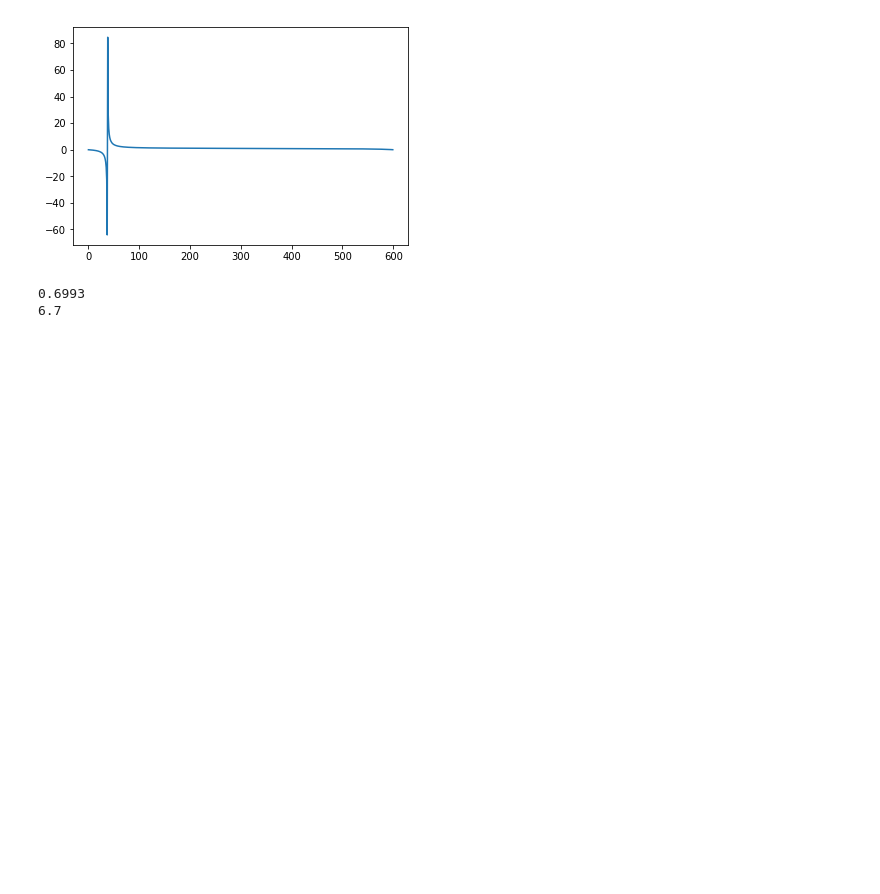
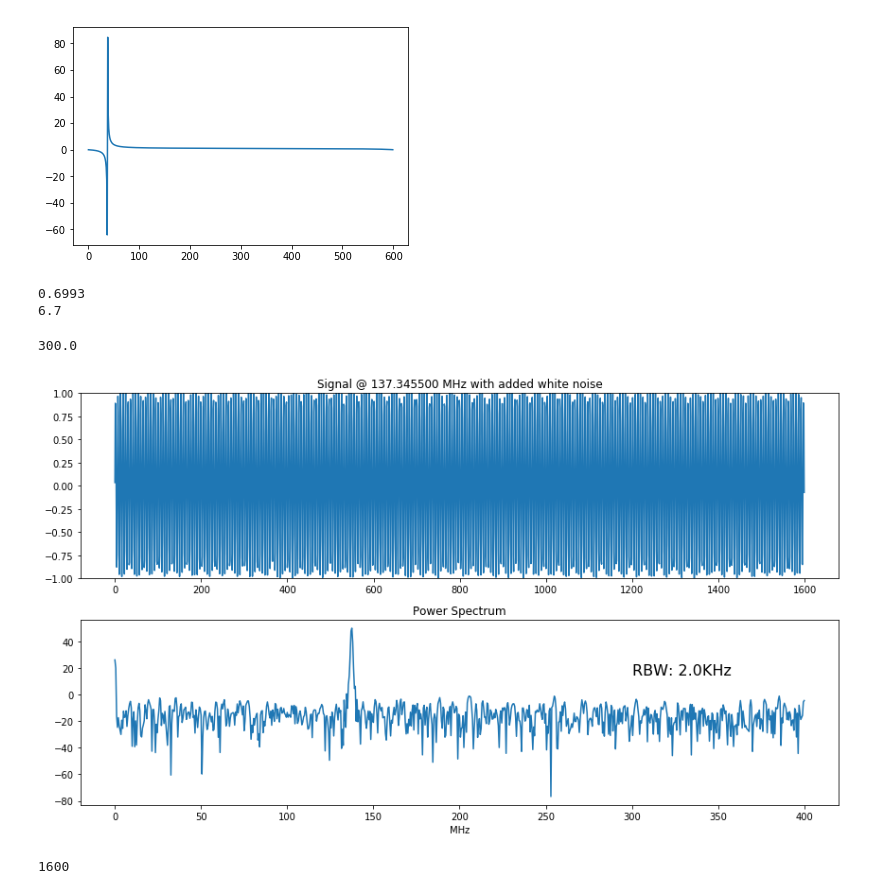
Before and after one commit to BIRALES/birales, a Jupyter notebook: pybirales/services/scripts/analysis/PyBirales Evaluation.ipynb, the cells around one changed output. Saved outputs shown, nothing was run; the diff lists cells and outputs as text; code cells hidden in the pictures; blank space fills up the shorter version.

```diff
--- a/pybirales/services/scripts/analysis/PyBirales Evaluation.ipynb
+++ b/pybirales/services/scripts/analysis/PyBirales Evaluation.ipynb
@@ -293,3 +293,50 @@ print N
 # %% [output]
 0.6993
 6.7
+# %%
+import numpy as np
+from matplotlib import pyplot as plt
+import matplotlib.gridspec as gridspec
+
+fs = 800
+
+f = 137.3455
+t = 2
+
+samples = np.linspace(0, t, int(fs*t), endpoint=False)
+signal = np.sin(2 * np.pi * f * samples )
+
+noise = (np.random.random(len(signal))/20)
+
+signal += noise
+
+
+gs = gridspec.GridSpec(2, 1)
+fig = plt.figure(figsize=(12, 7), facecolor='w')
+ax0 = fig.add_subplot(gs[0])
+ax1 = fig.add_subplot(gs[1])
+
+
+ax0.plot(signal)
+ax0.set_title("Signal @ "+str("%9.6f"%(f))+" MHz with added white noise")
+ax0.set_ylim(-1,1)
+ax1.set_xlabel("Samples")
+
+window = np.hanning(len(signal))
+spectrum = 20 * np.log10(np.abs(np.real(np.fft.rfft(signal*window))))
+asse_x = np.linspace(0,fs/2, len(spectrum))
+ax1.plot(asse_x, spectrum)
+ax1.set_title("Power Spectrum")
+ax1.set_xlabel("MHz")
+x_annotation = asse_x[0] + ((asse_x[-1] - asse_x[0]) / 4 * 3)
+print x_annotation
+RBW = len(spectrum) / (fs/2)
+ax1.annotate("RBW: " + str("%3.1f" % RBW) + "KHz", (x_annotation, 15), fontsize=16)
+plt.tight_layout()
+plt.show()
+
+print len(signal)
+# %% [output]
+300.0
+[figure, added]
+1600
```
Also changed, not shown: 1 other file.
